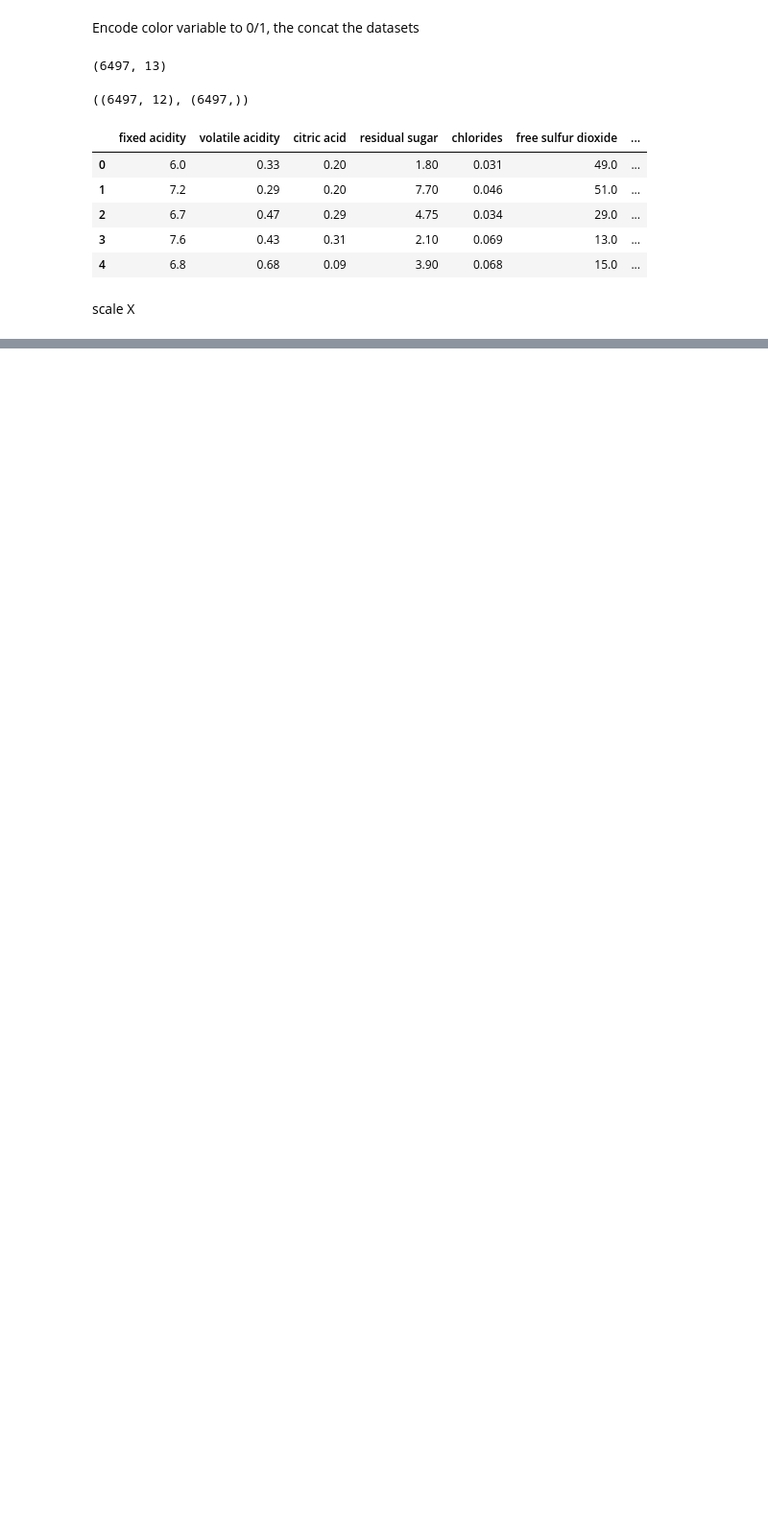
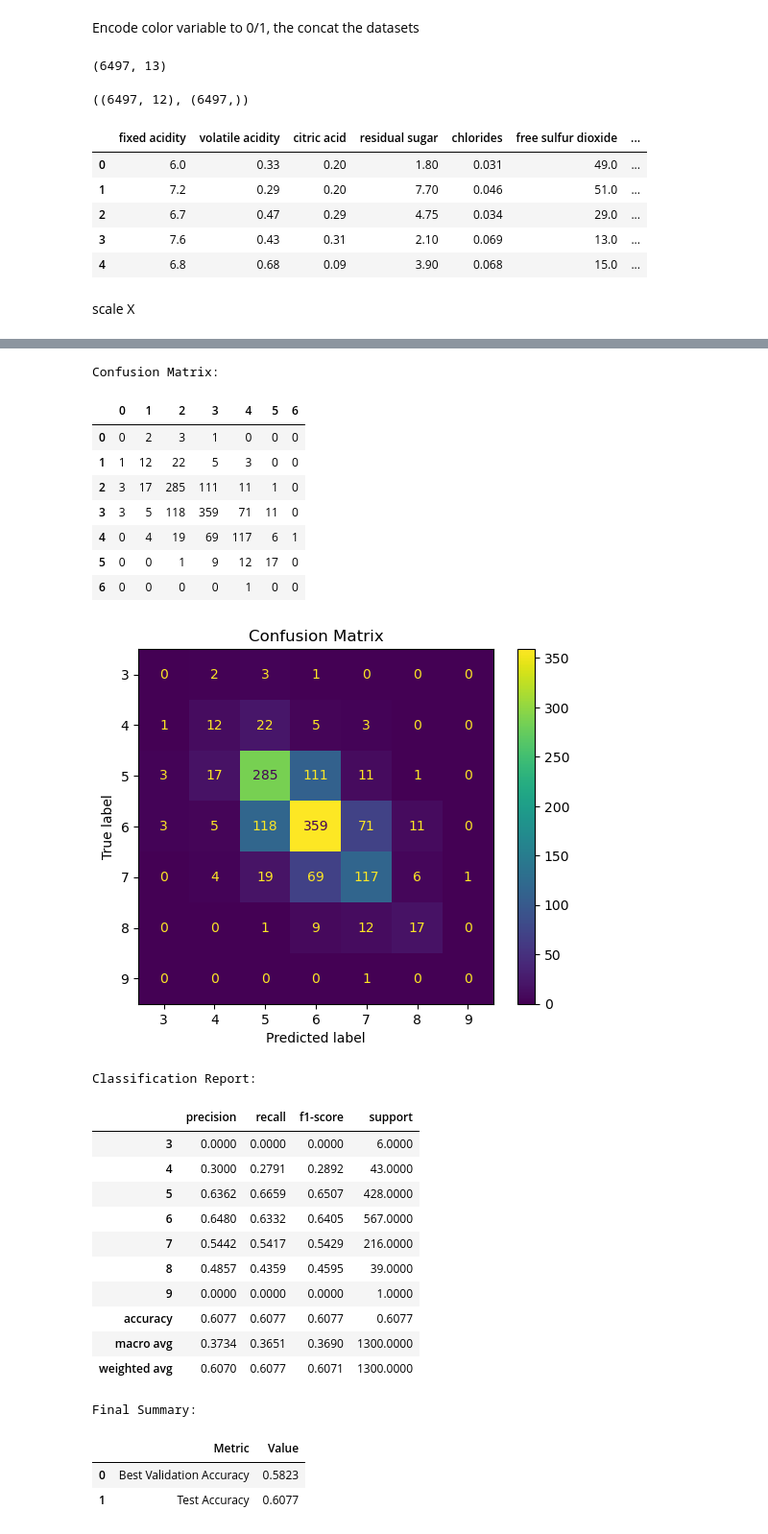
Before and after one commit to jiangyue-amber/CS178_Project, a Jupyter notebook: kNN.ipynb, the cells around one changed output, grey strips where cells are left out. Shown at 96% size. Saved outputs shown, nothing was run; the diff lists cells and outputs as text; code cells hidden in the pictures; blank space fills up the shorter version.

```diff
--- a/kNN.ipynb
+++ b/kNN.ipynb
@@ -67,0 +196,56 @@ X_test_scaled = scaler.transform(X_test)
+# %%
+cm = confusion_matrix(y_test, y_test_pred)
+
+cm_df = pd.DataFrame(cm)
+
+print("\nConfusion Matrix:")
+display(cm_df)
+
+
+ConfusionMatrixDisplay.from_predictions(y_test, y_test_pred)
+plt.title("Confusion Matrix")
+plt.show()
+
+
+report_dict = classification_report(y_test, y_test_pred, output_dict=True)
+report_df = pd.DataFrame(report_dict).transpose()
+
+print("\nClassification Report:")
+display(report_df.round(4))
+
+
+
+final_summary = pd.DataFrame({
+    "Metric": ["Best Validation Accuracy", "Test Accuracy"],
+    "Value": [best_val_acc, test_acc]
+})
+
+print("\nFinal Summary:")
+display(final_summary.round(4))
+# %% [output]
+Confusion Matrix:
+|  | 0 | 1 | 2 | 3 | 4 | 5 | 6 |
+| 0 | 0 | 2 | 3 | 1 | 0 | 0 | 0 |
+| 1 | 1 | 12 | 22 | 5 | 3 | 0 | 0 |
+| 2 | 3 | 17 | 285 | 111 | 11 | 1 | 0 |
+| 3 | 3 | 5 | 118 | 359 | 71 | 11 | 0 |
+| 4 | 0 | 4 | 19 | 69 | 117 | 6 | 1 |
+| 5 | 0 | 0 | 1 | 9 | 12 | 17 | 0 |
+| 6 | 0 | 0 | 0 | 0 | 1 | 0 | 0 |
+[figure, added]
+Classification Report:
+|  | precision | recall | f1-score | support |
+| 3 | 0.0000 | 0.0000 | 0.0000 | 6.0000 |
+| 4 | 0.3000 | 0.2791 | 0.2892 | 43.0000 |
+| 5 | 0.6362 | 0.6659 | 0.6507 | 428.0000 |
+| 6 | 0.6480 | 0.6332 | 0.6405 | 567.0000 |
+| 7 | 0.5442 | 0.5417 | 0.5429 | 216.0000 |
+| 8 | 0.4857 | 0.4359 | 0.4595 | 39.0000 |
+| 9 | 0.0000 | 0.0000 | 0.0000 | 1.0000 |
+| accuracy | 0.6077 | 0.6077 | 0.6077 | 0.6077 |
+| macro avg | 0.3734 | 0.3651 | 0.3690 | 1300.0000 |
+| weighted avg | 0.6070 | 0.6077 | 0.6071 | 1300.0000 |
+Final Summary:
+|  | Metric | Value |
+| 0 | Best Validation Accuracy | 0.5823 |
+| 1 | Test Accuracy | 0.6077 |
```
Also changed, not shown: parts of 2 cells of this notebook.
